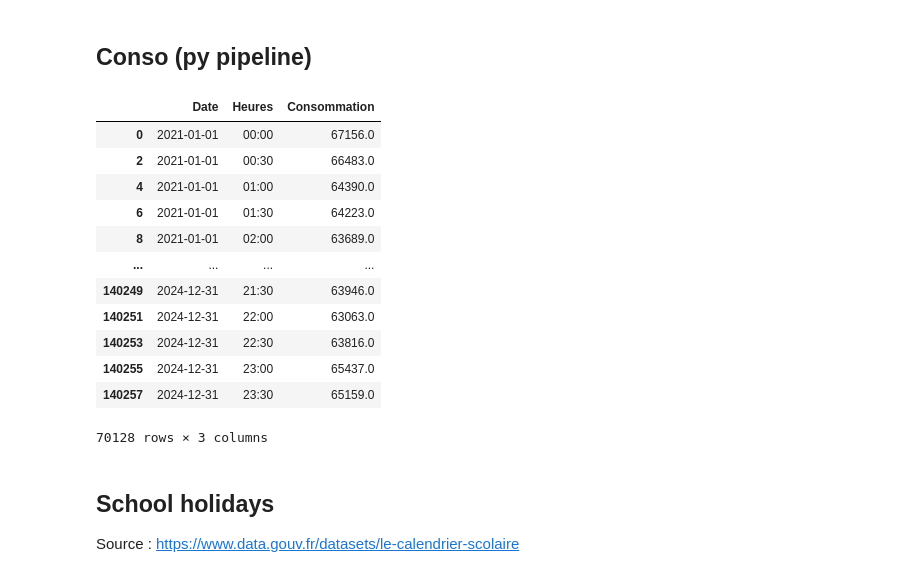
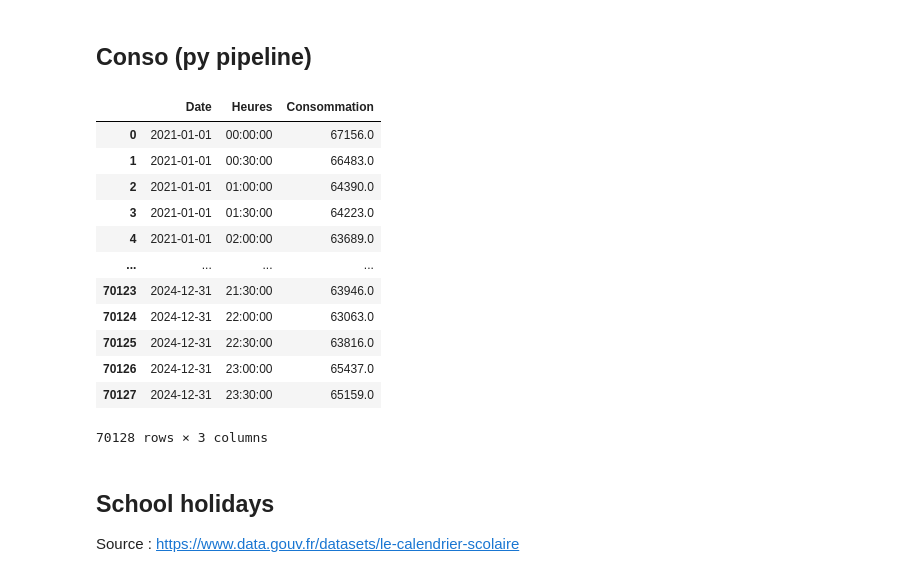
Before and after one commit to Marwane-ELM/energy_peak_prediction_fr, a Jupyter notebook: notebooks/data_exploration.ipynb, the cells around one changed output. Drawn from its saved outputs; the diff is of its cells as text; code cells hidden in the pictures.

```diff
--- a/notebooks/data_exploration.ipynb
+++ b/notebooks/data_exploration.ipynb
@@ -124,21 +137,21 @@ conso
 # %% [markdown]
 ## Conso (py pipeline)
 # %%
-conso2 = rp.conso_preprocess("data/conso/")
+conso2 = rp.conso_preprocess("../data/conso/")
 conso2
 # %% [output]
 |  | Date | Heures | Consommation |
-| 0 | 2021-01-01 | 00:00 | 67156.0 |
-| 2 | 2021-01-01 | 00:30 | 66483.0 |
-| 4 | 2021-01-01 | 01:00 | 64390.0 |
-| 6 | 2021-01-01 | 01:30 | 64223.0 |
-| 8 | 2021-01-01 | 02:00 | 63689.0 |
+| 0 | 2021-01-01 | 00:00:00 | 67156.0 |
+| 1 | 2021-01-01 | 00:30:00 | 66483.0 |
+| 2 | 2021-01-01 | 01:00:00 | 64390.0 |
+| 3 | 2021-01-01 | 01:30:00 | 64223.0 |
+| 4 | 2021-01-01 | 02:00:00 | 63689.0 |
 | ... | ... | ... | ... |
-| 140249 | 2024-12-31 | 21:30 | 63946.0 |
-| 140251 | 2024-12-31 | 22:00 | 63063.0 |
-| 140253 | 2024-12-31 | 22:30 | 63816.0 |
-| 140255 | 2024-12-31 | 23:00 | 65437.0 |
-| 140257 | 2024-12-31 | 23:30 | 65159.0 |
+| 70123 | 2024-12-31 | 21:30:00 | 63946.0 |
+| 70124 | 2024-12-31 | 22:00:00 | 63063.0 |
+| 70125 | 2024-12-31 | 22:30:00 | 63816.0 |
+| 70126 | 2024-12-31 | 23:00:00 | 65437.0 |
+| 70127 | 2024-12-31 | 23:30:00 | 65159.0 |
 70128 rows × 3 columns
 # %% [markdown]
 ## School holidays
```
Also changed, not shown: parts of 13 cells of this notebook, 3 other files.
